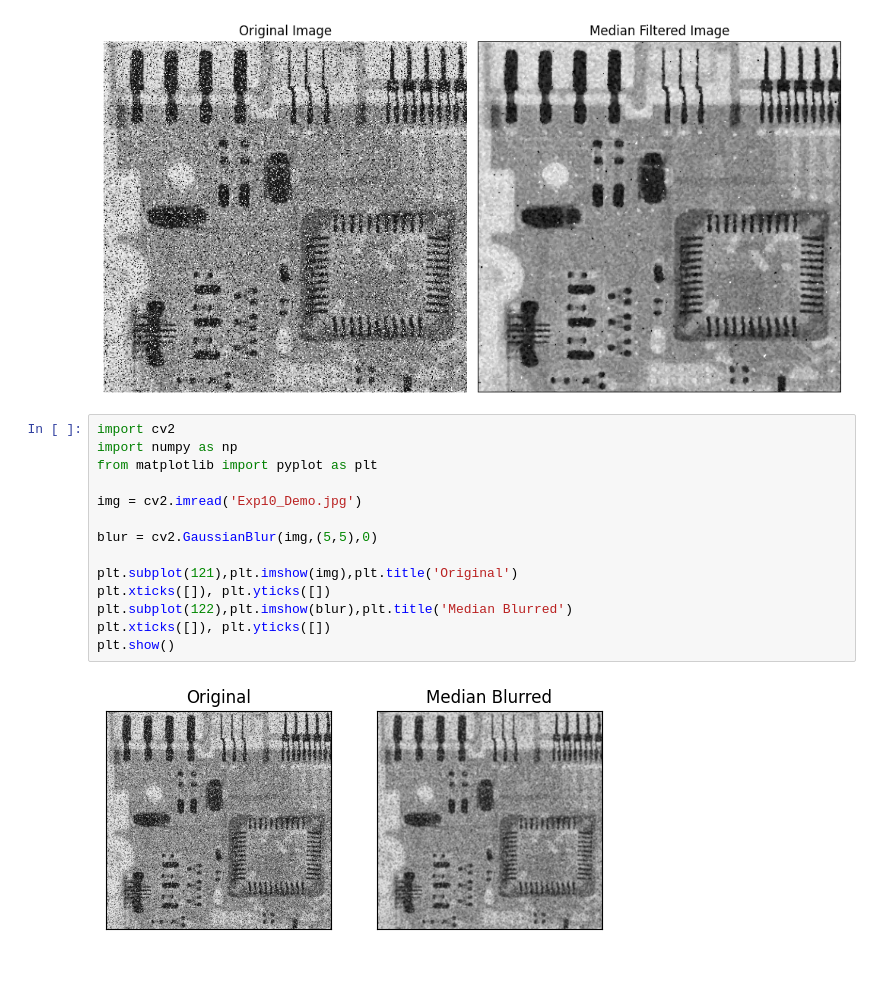
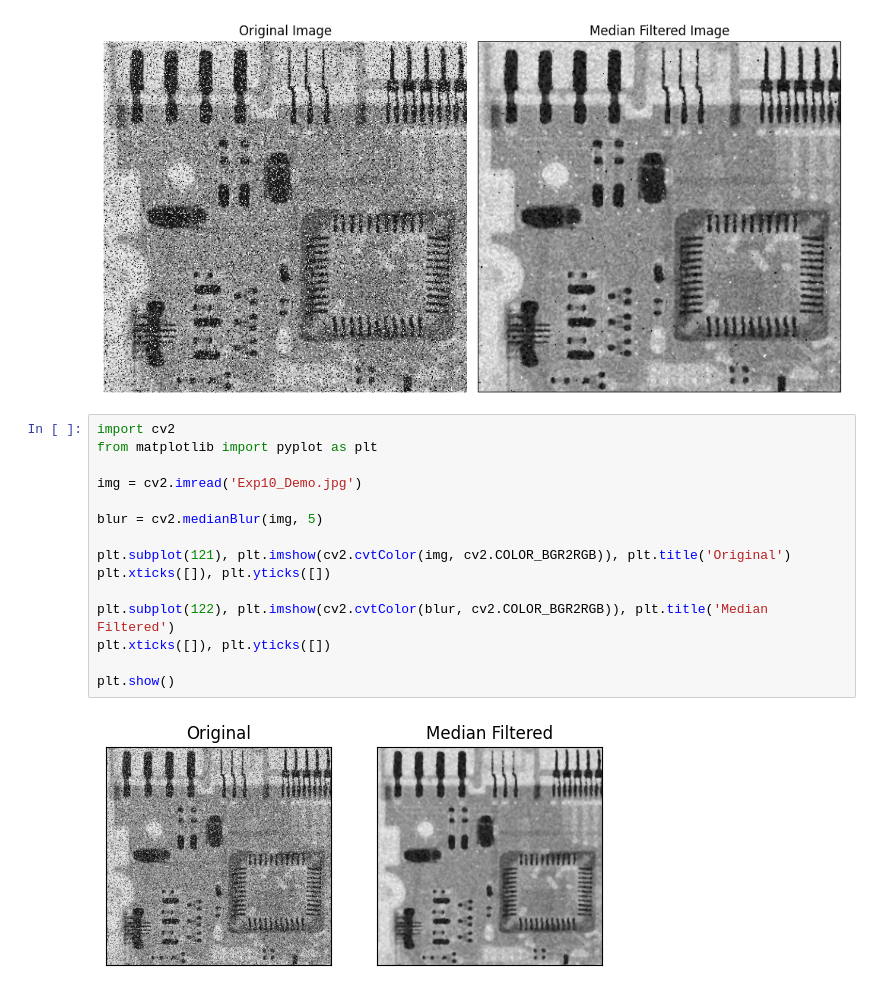
Before and after one commit to SajjadHossainSoykot/ICT-4104-Digital-Signal-and-Image-Processing-Laboratory, a Jupyter notebook: Exp10_MedianFilterSmooth.ipynb, the cells around one changed output. Drawn from its saved outputs; the diff is of its cells as text.

```diff
--- a/Exp10_MedianFilterSmooth.ipynb
+++ b/Exp10_MedianFilterSmooth.ipynb
@@ -120,17 +120,18 @@ plt.show()
 [figure]
 # %%
 import cv2
-import numpy as np
 from matplotlib import pyplot as plt
 
 img = cv2.imread('Exp10_Demo.jpg')
 
-blur = cv2.GaussianBlur(img,(5,5),0)
+blur = cv2.medianBlur(img, 5)
 
-plt.subplot(121),plt.imshow(img),plt.title('Original')
+plt.subplot(121), plt.imshow(cv2.cvtColor(img, cv2.COLOR_BGR2RGB)), plt.title('Original')
 plt.xticks([]), plt.yticks([])
-plt.subplot(122),plt.imshow(blur),plt.title('Median Blurred')
+
+plt.subplot(122), plt.imshow(cv2.cvtColor(blur, cv2.COLOR_BGR2RGB)), plt.title('Median Filtered')
 plt.xticks([]), plt.yticks([])
+
 plt.show()
 # %% [output]
-[figure, old version]
+[figure, new version]
```
